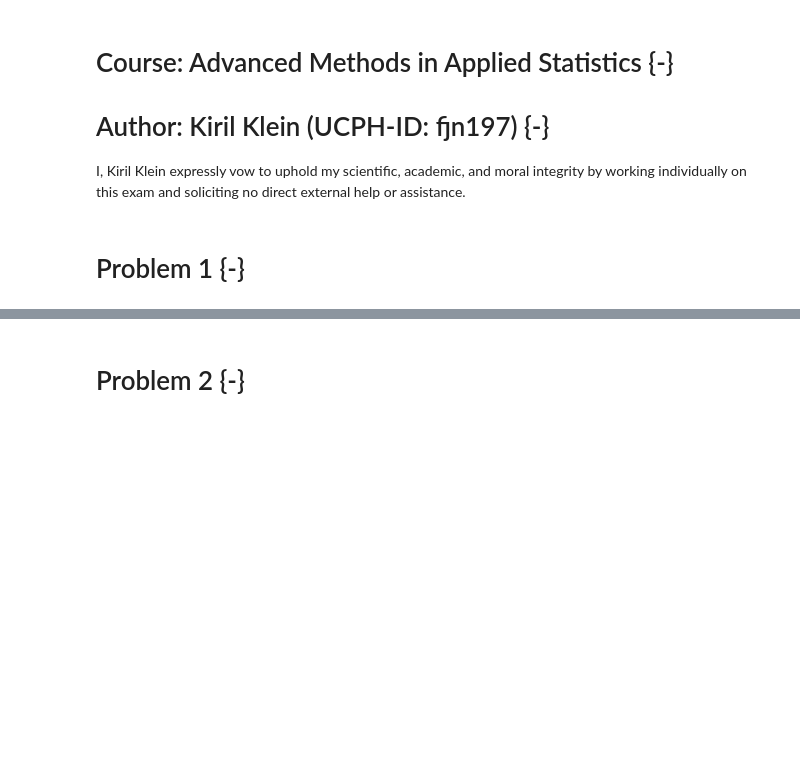
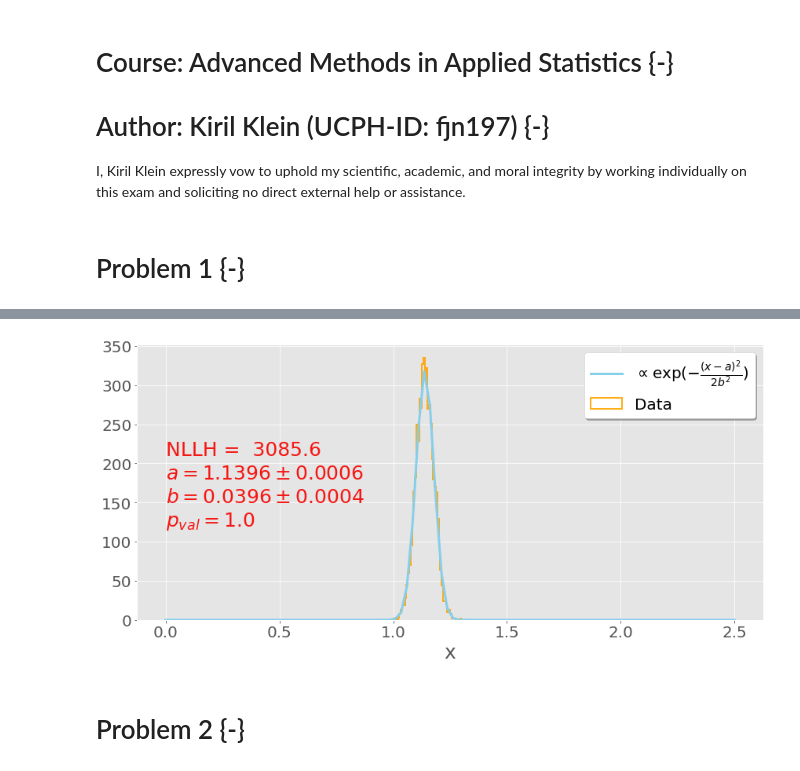
Before and after one commit to Kiril94/AMAS, a Jupyter notebook: Main_exam/AMAS_Exam_2021.ipynb, the cells around one changed output, grey strips where cells are left out. Saved outputs shown, nothing was run; the diff lists cells and outputs as text; code cells hidden in the pictures; blank space fills up the shorter version.

```diff
--- a/Main_exam/AMAS_Exam_2021.ipynb
+++ b/Main_exam/AMAS_Exam_2021.ipynb
@@ -206,21 +184,26 @@ fig
 # %%
 #Lets perform likelihood fits for the functions that might be suitable
 nbins = 50
 dt3 = fits.hist_fit(
     f3, D1.iloc[:,3], p3, fit_type = 'ullh',
     observed = True, print_level = 0)
 a3m, b3m = dt3['minuit_obj'].values[:]
 sa3m, sb3m = dt3['minuit_obj'].errors[:]
 fd3 = vis.nice_histogram(D1.iloc[:,3], 50, data_label_hist='Data',label_fs=25)
 fig, ax = vis.nice_plot(
     x3, f3(x3, a3m, b3m)*len(D1)*fd3['binwidth'],  plot_legend=True,
     figure = fd3['fig'], axis = fd3['ax'], data_label = r"$\propto \exp{( -\frac{(x-a)^2}{2b^2})  }$")
 #Both seem to fit reasonably well
 LLH3 = dt3['minuit_obj'].fval
 ax.text(0, 210, f"NLLH =  {LLH1:2.1f}", color = Color_p(2)[0],fontsize = 25)
 ax.text(0, 180, r"$a = 1.1396\pm0.0006$", color = Color_p(2)[0],fontsize = 25)
 ax.text(0, 150, r"$b = 0.0396\pm0.0004$", color = Color_p(2)[0],fontsize = 25)
+chi3 = f_chi2(fd3['y'], f3(fd3['x'],a3m, b3m)*len(D1)*fd3['binwidth'])
+pval3 = stats.chi2.sf(chi3, len(D1)-2)
+ax.text(0, 120, r"$p_{val} = 1.0$", color = Color_p(2)[0],fontsize = 25)
 fig
+# %% [output]
+[figure, added]
 # %% [markdown]
 # Problem 2 {-}
 # %% [markdown]
```
Also changed, not shown: parts of 86 cells of this notebook.
